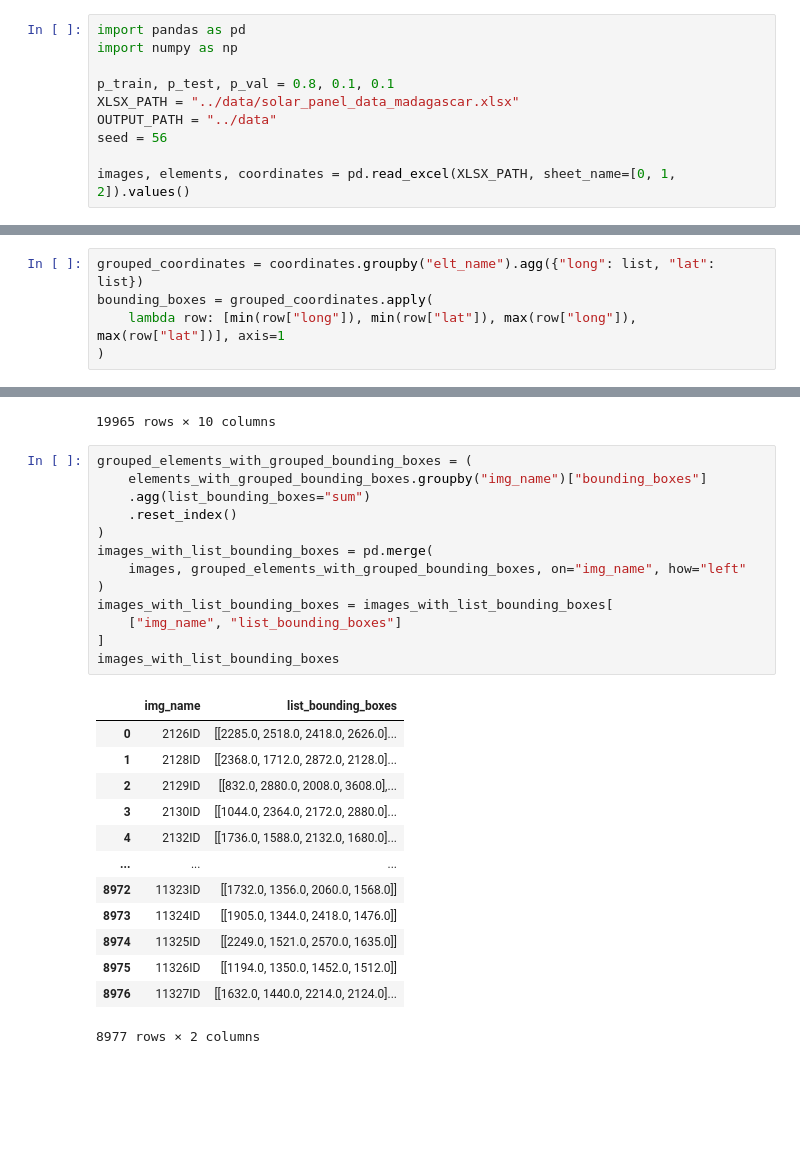
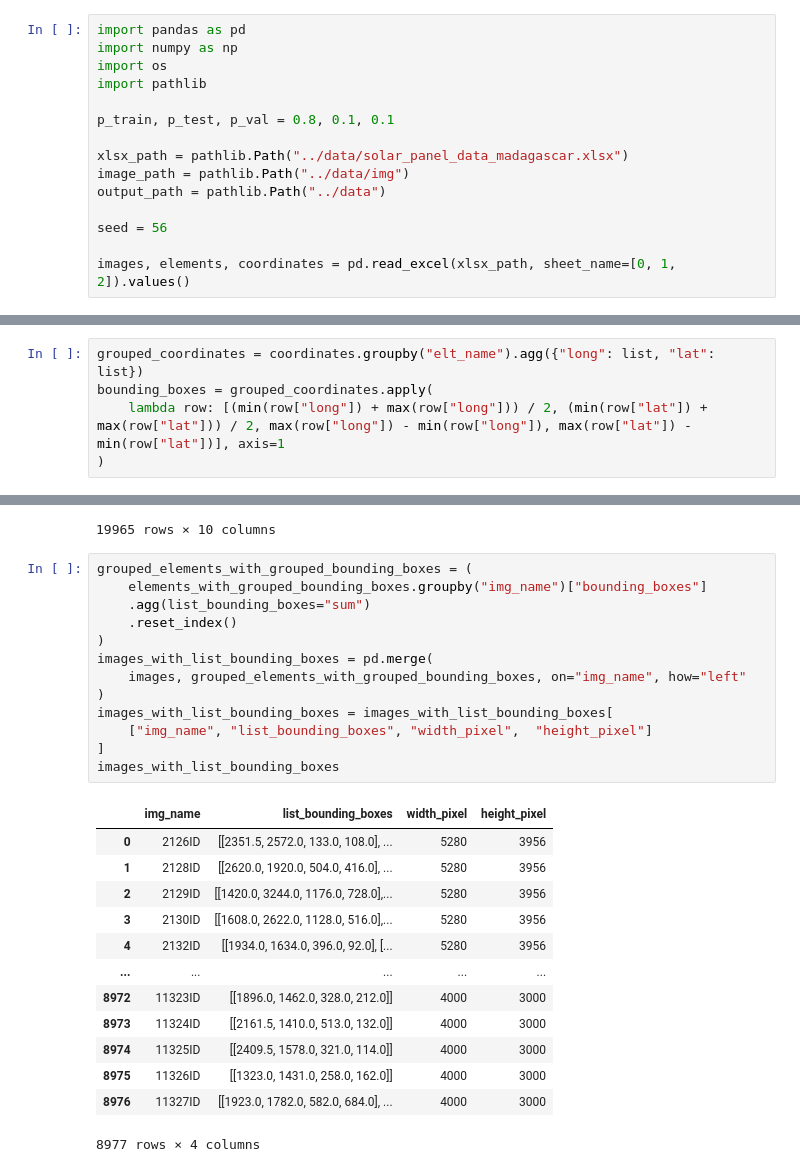
Before and after one commit to maximechansat/StatApp, a Jupyter notebook: src/data_cleaning.ipynb, the cells around one changed output, grey strips where cells are left out. Drawn from its saved outputs; the diff is of its cells as text; blank space fills up the shorter version.

Commit message:
Update of the data cleaning code to produce YOLO compatible format

```diff
--- a/src/data_cleaning.ipynb
+++ b/src/data_cleaning.ipynb
@@ -1,13 +1,18 @@
 # %%
 import pandas as pd
 import numpy as np
+import os
+import pathlib
 
 p_train, p_test, p_val = 0.8, 0.1, 0.1
-XLSX_PATH = "../data/solar_panel_data_madagascar.xlsx"
-OUTPUT_PATH = "../data"
+
+xlsx_path = pathlib.Path("../data/solar_panel_data_madagascar.xlsx")
+image_path = pathlib.Path("../data/img")
+output_path = pathlib.Path("../data")
+
 seed = 56
 
-images, elements, coordinates = pd.read_excel(XLSX_PATH, sheet_name=[0, 1, 2]).values()
+images, elements, coordinates = pd.read_excel(xlsx_path, sheet_name=[0, 1, 2]).values()
 # %%
 coordinates = coordinates[pd.to_numeric(coordinates["lat"], errors="coerce").notnull()]
 coordinates = coordinates[pd.to_numeric(coordinates["long"], errors="coerce").notnull()]
@@ -68,7 +73,7 @@ images
 # %%
 grouped_coordinates = coordinates.groupby("elt_name").agg({"long": list, "lat": list})
 bounding_boxes = grouped_coordinates.apply(
-    lambda row: [min(row["long"]), min(row["lat"]), max(row["long"]), max(row["lat"])], axis=1
+    lambda row: [(min(row["long"]) + max(row["long"])) / 2, (min(row["lat"]) + max(row["lat"])) / 2, max(row["long"]) - min(row["long"]), max(row["lat"]) - min(row["lat"])], axis=1
 )
 # %%
 bounding_boxes
@@ -109,30 +114,30 @@ elements_with_grouped_bounding_boxes
 # %%
 grouped_elements_with_grouped_bounding_boxes = (
     elements_with_grouped_bounding_boxes.groupby("img_name")["bounding_boxes"]
     .agg(list_bounding_boxes="sum")
     .reset_index()
 )
 images_with_list_bounding_boxes = pd.merge(
     images, grouped_elements_with_grouped_bounding_boxes, on="img_name", how="left"
 )
 images_with_list_bounding_boxes = images_with_list_bounding_boxes[
-    ["img_name", "list_bounding_boxes"]
+    ["img_name", "list_bounding_boxes", "width_pixel",	"height_pixel"]
 ]
 images_with_list_bounding_boxes
 # %% [output]
-|  | img_name | list_bounding_boxes |
-| 0 | 2126ID | [[2285.0, 2518.0, 2418.0, 2626.0]... |
-| 1 | 2128ID | [[2368.0, 1712.0, 2872.0, 2128.0]... |
-| 2 | 2129ID | [[832.0, 2880.0, 2008.0, 3608.0],... |
-| 3 | 2130ID | [[1044.0, 2364.0, 2172.0, 2880.0]... |
-| 4 | 2132ID | [[1736.0, 1588.0, 2132.0, 1680.0]... |
-| ... | ... | ... |
-| 8972 | 11323ID | [[1732.0, 1356.0, 2060.0, 1568.0]] |
-| 8973 | 11324ID | [[1905.0, 1344.0, 2418.0, 1476.0]] |
-| 8974 | 11325ID | [[2249.0, 1521.0, 2570.0, 1635.0]] |
-| 8975 | 11326ID | [[1194.0, 1350.0, 1452.0, 1512.0]] |
-| 8976 | 11327ID | [[1632.0, 1440.0, 2214.0, 2124.0]... |
+|  | img_name | list_bounding_boxes | width_pixel | height_pixel |
+| 0 | 2126ID | [[2351.5, 2572.0, 133.0, 108.0], ... | 5280 | 3956 |
+| 1 | 2128ID | [[2620.0, 1920.0, 504.0, 416.0], ... | 5280 | 3956 |
+| 2 | 2129ID | [[1420.0, 3244.0, 1176.0, 728.0],... | 5280 | 3956 |
+| 3 | 2130ID | [[1608.0, 2622.0, 1128.0, 516.0],... | 5280 | 3956 |
+| 4 | 2132ID | [[1934.0, 1634.0, 396.0, 92.0], [... | 5280 | 3956 |
+| ... | ... | ... | ... | ... |
+| 8972 | 11323ID | [[1896.0, 1462.0, 328.0, 212.0]] | 4000 | 3000 |
+| 8973 | 11324ID | [[2161.5, 1410.0, 513.0, 132.0]] | 4000 | 3000 |
+| 8974 | 11325ID | [[2409.5, 1578.0, 321.0, 114.0]] | 4000 | 3000 |
+| 8975 | 11326ID | [[1323.0, 1431.0, 258.0, 162.0]] | 4000 | 3000 |
+| 8976 | 11327ID | [[1923.0, 1782.0, 582.0, 684.0], ... | 4000 | 3000 |
-8977 rows × 2 columns
+8977 rows × 4 columns
 # %%
 N = len(images_with_list_bounding_boxes)
 N_train = int(p_train * N)
```
Also changed, not shown: parts of 5 cells of this notebook.
